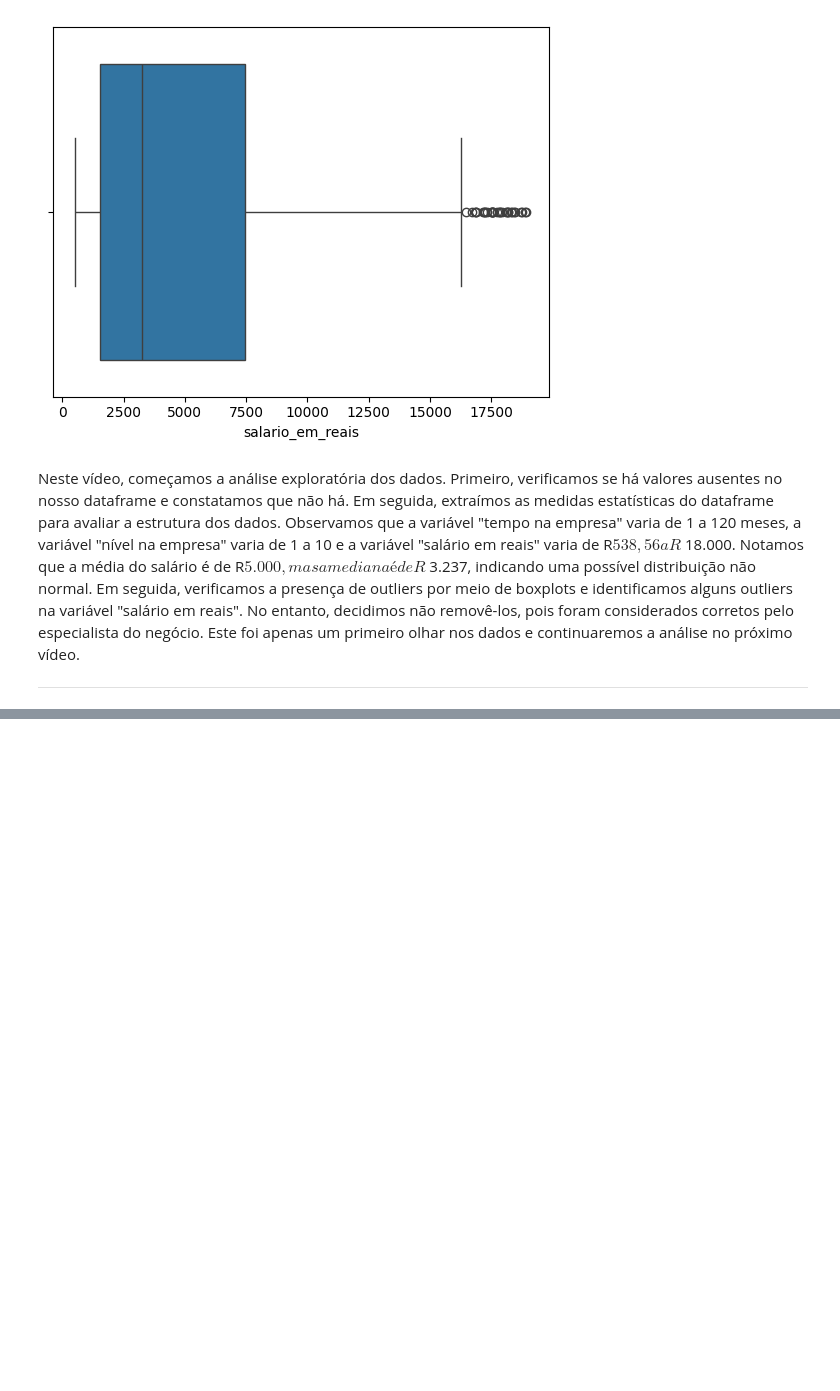
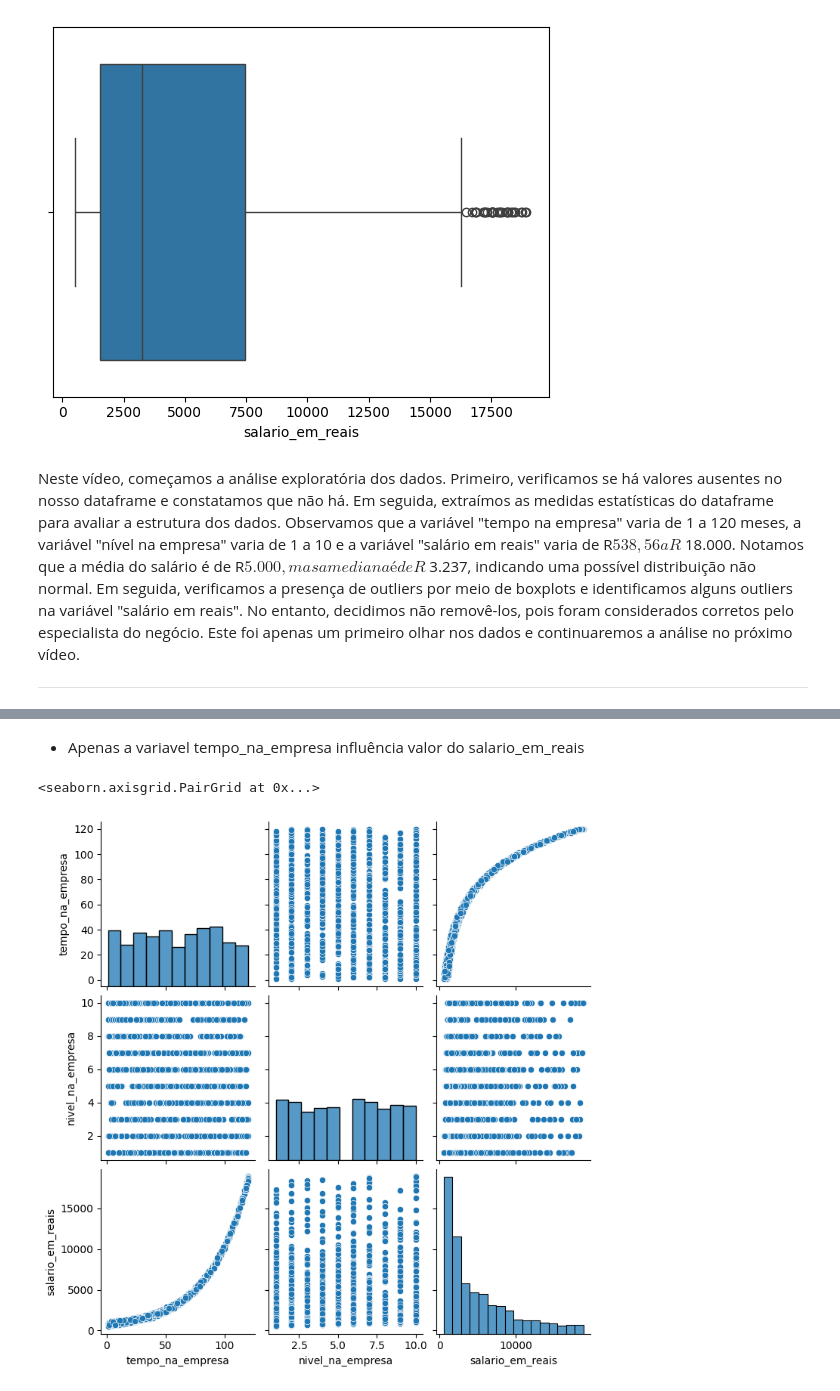
Before and after one commit to VictorGianelli/Desenvolvimento_IA-Algoritmos_Supervisionados-regressao_polinomial, a Jupyter notebook: modelo_salario.ipynb, the cells around one changed output, grey strips where cells are left out. Saved outputs shown, nothing was run; the diff lists cells and outputs as text; code cells hidden in the pictures; blank space fills up the shorter version.

```diff
--- a/modelo_salario.ipynb
+++ b/modelo_salario.ipynb
@@ -92,0 +111,8 @@ _______________________________
+# %% [markdown]
+- Apenas a variavel tempo_na_empresa influência valor do salario_em_reais
+# %%
+# Histogramas das variáveis
+sns.pairplot(df_salario_eda)
+# %% [output]
+<seaborn.axisgrid.PairGrid at 0x...>
+[figure, added]
```
Also changed, not shown: parts of 5 cells of this notebook.
